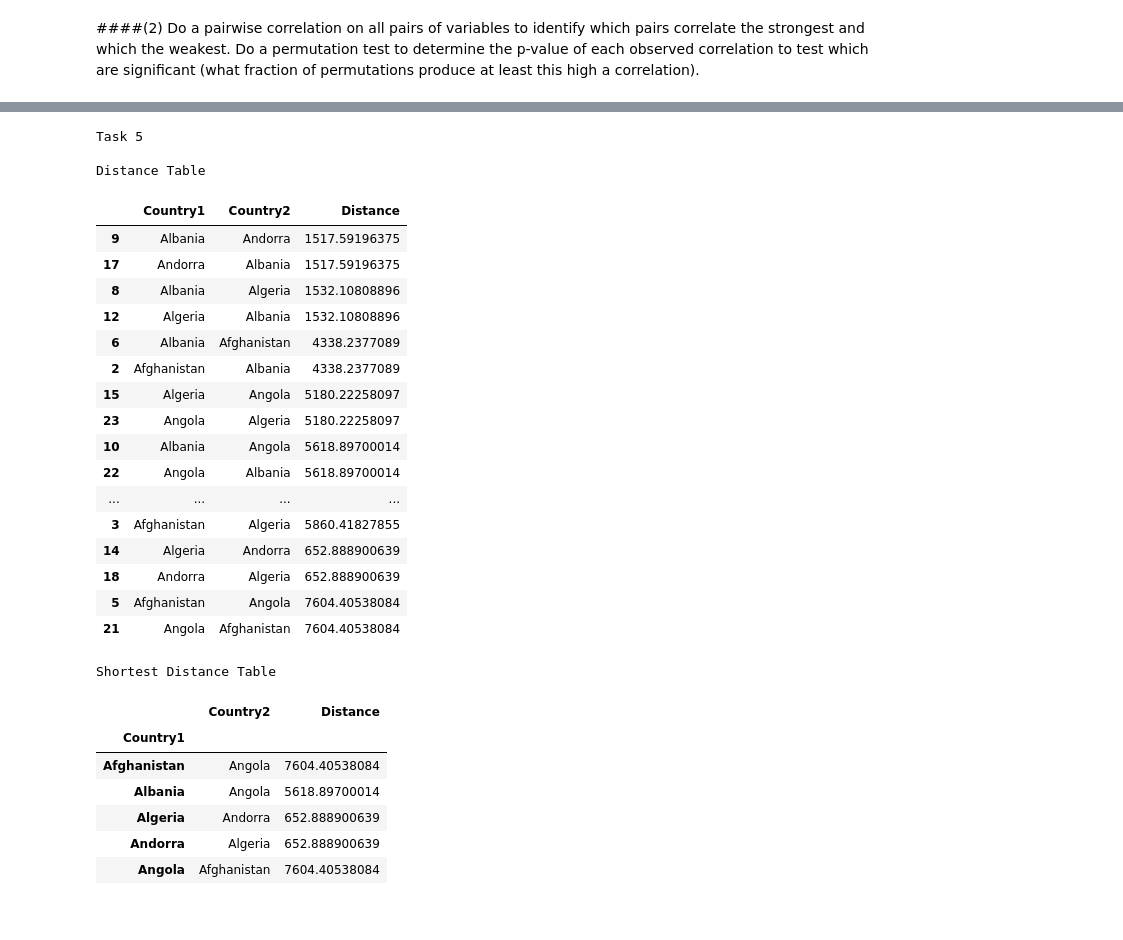
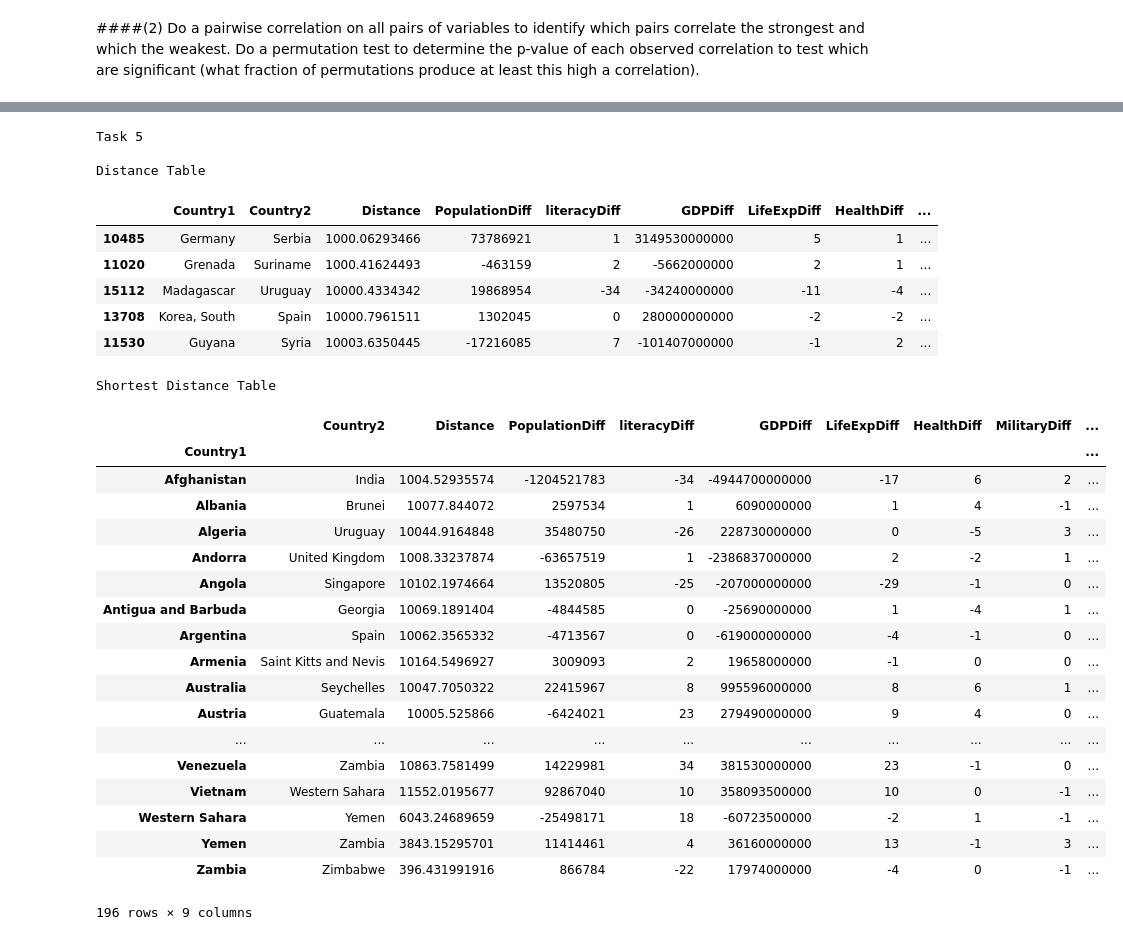
Before and after one commit to Sree-vathsan/ipython, a Jupyter notebook: practice.ipynb, the cells around one changed output, grey strips where cells are left out. Saved outputs shown, nothing was run; the diff lists cells and outputs as text; code cells hidden in the pictures.

```diff
--- a/practice.ipynb
+++ b/practice.ipynb
@@ -341,18 +406,20 @@ targetColumns = [ \
                  'Latitude of Capital', \
                  'Longitude of Capital'\
                 ]
-dfDistance = pd.DataFrame(data=None, columns=['Country1','Country2','Distance'])
+dfDistance = pd.DataFrame(data=None, columns=['Country1','Country2','Distance',\
+                                              'PopulationDiff','literacyDiff','GDPDiff',\
+                                              'LifeExpDiff','HealthDiff','MilitaryDiff','WaterDiff'])
 #dfDistance = pd.DataFrame({'Country1','Country2','Distance':dtype='float32'])
 
 #Loop through to fill the distance column of dfDistance
 #print(len(dfCountries.index))
 #print(dfCountries.loc[0,targetColumns])
-for i in arange(5): #arange(len(dfCountries.index)):
+for i in arange(len(dfCountries.index)):#arange(5): #
     src_country = dfCountries.loc[i,targetColumns[0]]
     src_lat = dfCountries.loc[i,targetColumns[1]]
     src_lon = dfCountries.loc[i,targetColumns[2]]
     #print(i)
-    for j in arange(5):#arange(i+1,5,1): #arange(i+1,len(dfCountries.index),1):
+    for j in arange(len(dfCountries.index)): #arange(5):#arange(i+1,5,1): #
         dest_country = dfCountries.loc[j,targetColumns[0]]
         dest_lat = dfCountries.loc[j,targetColumns[1]]
         dest_lon = dfCountries.loc[j,targetColumns[2]]
@@ -360,12 +427,21 @@ for i in arange(5): #arange(len(dfCountries.index)):
         lon1 = math.radians(conversion(str(src_lon)))
         lat2 = math.radians(conversion(str(dest_lat)))
         lon2 = math.radians(conversion(str(dest_lon)))
-        temp = np.asarray([src_country, dest_country,float(findDistance(lat1,lon1,lat2,lon2))])
+
+        popDiff = long(dfCountries[dfCountries['Country Name']==src_country]['Population']) - long(dfCountries[dfCountries['Country Name']==dest_country]['Population'])
+        literacyDiff = long(dfCountries[dfCountries['Country Name']==src_country]['Literacy Rate']) - long(dfCountries[dfCountries['Country Name']==dest_country]['Literacy Rate'])
+        gdpDiff = long(dfCountries[dfCountries['Country Name']==src_country]['GDP (PPP) in US $']) - long(dfCountries[dfCountries['Country Name']==dest_country]['GDP (PPP) in US $'])
+        lifeDiff = long(dfCountries[dfCountries['Country Name']==src_country]['Life Expectancy']) - long(dfCountries[dfCountries['Country Name']==dest_country]['Life Expectancy'])
+        healthDiff = long(dfCountries[dfCountries['Country Name']==src_country]['Health Expenditure/GDP']) - long(dfCountries[dfCountries['Country Name']==dest_country]['Health Expenditure/GDP'])
+        militaryDiff = long(dfCountries[dfCountries['Country Name']==src_country]['Military Expenditure/GDP']) - long(dfCountries[dfCountries['Country Name']==dest_country]['Military Expenditure/GDP'])
+        waterDiff = long(dfCountries[dfCountries['Country Name']==src_country]['Renewable Water Resources (cu km)']) - long(dfCountries[dfCountries['Country Name']==dest_country]['Renewable Water Resources (cu km)'])
+        #print(popDiff)
+        temp = np.asarray([src_country, dest_country,float(findDistance(lat1,lon1,lat2,lon2)), popDiff,literacyDiff,gdpDiff,lifeDiff,healthDiff,militaryDiff,waterDiff])
         dfDistance.loc[len(dfDistance)+1] = temp
         #print(src_country, dest_country,findDistance(lat1,lon1,lat2,lon2))
 dfDistance = dfDistance[dfDistance['Country1']!=dfDistance['Country2']].sort(columns='Distance')
 print ("Distance Table")
-dfDistance
+dfDistance.head()
         #Distance Computation
         #distance =
         #if(corelCoeff < 0): corelCoeff = corelCoeff * -1
@@ -375,34 +451,36 @@ dfDistance
 Task 5
 
 Distance Table
-|  | Country1 | Country2 | Distance |
-| 9 | Albania | Andorra | 1517.59196375 |
-| 17 | Andorra | Albania | 1517.59196375 |
-| 8 | Albania | Algeria | 1532.10808896 |
-| 12 | Algeria | Albania | 1532.10808896 |
-| 6 | Albania | Afghanistan | 4338.2377089 |
-| 2 | Afghanistan | Albania | 4338.2377089 |
-| 15 | Algeria | Angola | 5180.22258097 |
-| 23 | Angola | Algeria | 5180.22258097 |
-| 10 | Albania | Angola | 5618.89700014 |
-| 22 | Angola | Albania | 5618.89700014 |
-| ... | ... | ... | ... |
-| 3 | Afghanistan | Algeria | 5860.41827855 |
-| 14 | Algeria | Andorra | 652.888900639 |
-| 18 | Andorra | Algeria | 652.888900639 |
-| 5 | Afghanistan | Angola | 7604.40538084 |
-| 21 | Angola | Afghanistan | 7604.40538084 |
+|  | Country1 | Country2 | Distance | PopulationDiff | literacyDiff | GDPDiff | LifeExpDiff | HealthDiff | ... |
+| 10485 | Germany | Serbia | 1000.06293466 | 73786921 | 1 | 3149530000000 | 5 | 1 | ... |
+| 11020 | Grenada | Suriname | 1000.41624493 | -463159 | 2 | -5662000000 | 2 | 1 | ... |
+| 15112 | Madagascar | Uruguay | 10000.4334342 | 19868954 | -34 | -34240000000 | -11 | -4 | ... |
+| 13708 | Korea, South | Spain | 10000.7961511 | 1302045 | 0 | 280000000000 | -2 | -2 | ... |
+| 11530 | Guyana | Syria | 10003.6350445 | -17216085 | 7 | -101407000000 | -1 | 2 | ... |
 # %%
 print("Shortest Distance Table")
-dfDistance.groupby('Country1').last()
+dfShor = dfDistance.groupby('Country1').first()
+dfShor
 # %% [output]
 Shortest Distance Table
-|  | Country2 | Distance |
-| Country1 |  |  |
-| Afghanistan | Angola | 7604.40538084 |
-| Albania | Angola | 5618.89700014 |
-| Algeria | Andorra | 652.888900639 |
-| Andorra | Algeria | 652.888900639 |
-| Angola | Afghanistan | 7604.40538084 |
+|  | Country2 | Distance | PopulationDiff | literacyDiff | GDPDiff | LifeExpDiff | HealthDiff | MilitaryDiff | ... |
+| Country1 |  |  |  |  |  |  |  |  | ... |
+| Afghanistan | India | 1004.52935574 | -1204521783 | -34 | -4944700000000 | -17 | 6 | 2 | ... |
+| Albania | Brunei | 10077.844072 | 2597534 | 1 | 6090000000 | 1 | 4 | -1 | ... |
+| Algeria | Uruguay | 10044.9164848 | 35480750 | -26 | 228730000000 | 0 | -5 | 3 | ... |
+| Andorra | United Kingdom | 1008.33237874 | -63657519 | 1 | -2386837000000 | 2 | -2 | 1 | ... |
+| Angola | Singapore | 10102.1974664 | 13520805 | -25 | -207000000000 | -29 | -1 | 0 | ... |
+| Antigua and Barbuda | Georgia | 10069.1891404 | -4844585 | 0 | -25690000000 | 1 | -4 | 1 | ... |
+| Argentina | Spain | 10062.3565332 | -4713567 | 0 | -619000000000 | -4 | -1 | 0 | ... |
+| Armenia | Saint Kitts and Nevis | 10164.5496927 | 3009093 | 2 | 19658000000 | -1 | 0 | 0 | ... |
+| Australia | Seychelles | 10047.7050322 | 22415967 | 8 | 995596000000 | 8 | 6 | 1 | ... |
+| Austria | Guatemala | 10005.525866 | -6424021 | 23 | 279490000000 | 9 | 4 | 0 | ... |
+| ... | ... | ... | ... | ... | ... | ... | ... | ... | ... |
+| Venezuela | Zambia | 10863.7581499 | 14229981 | 34 | 381530000000 | 23 | -1 | 0 | ... |
+| Vietnam | Western Sahara | 11552.0195677 | 92867040 | 10 | 358093500000 | 10 | 0 | -1 | ... |
+| Western Sahara | Yemen | 6043.24689659 | -25498171 | 18 | -60723500000 | -2 | 1 | -1 | ... |
+| Yemen | Zambia | 3843.15295701 | 11414461 | 4 | 36160000000 | 13 | -1 | 3 | ... |
+| Zambia | Zimbabwe | 396.431991916 | 866784 | -22 | 17974000000 | -4 | 0 | -1 | ... |
+196 rows × 9 columns
 # %%
 print("Farthest Distance Table")
```
Also changed, not shown: parts of 19 cells of this notebook, 2 other files.
